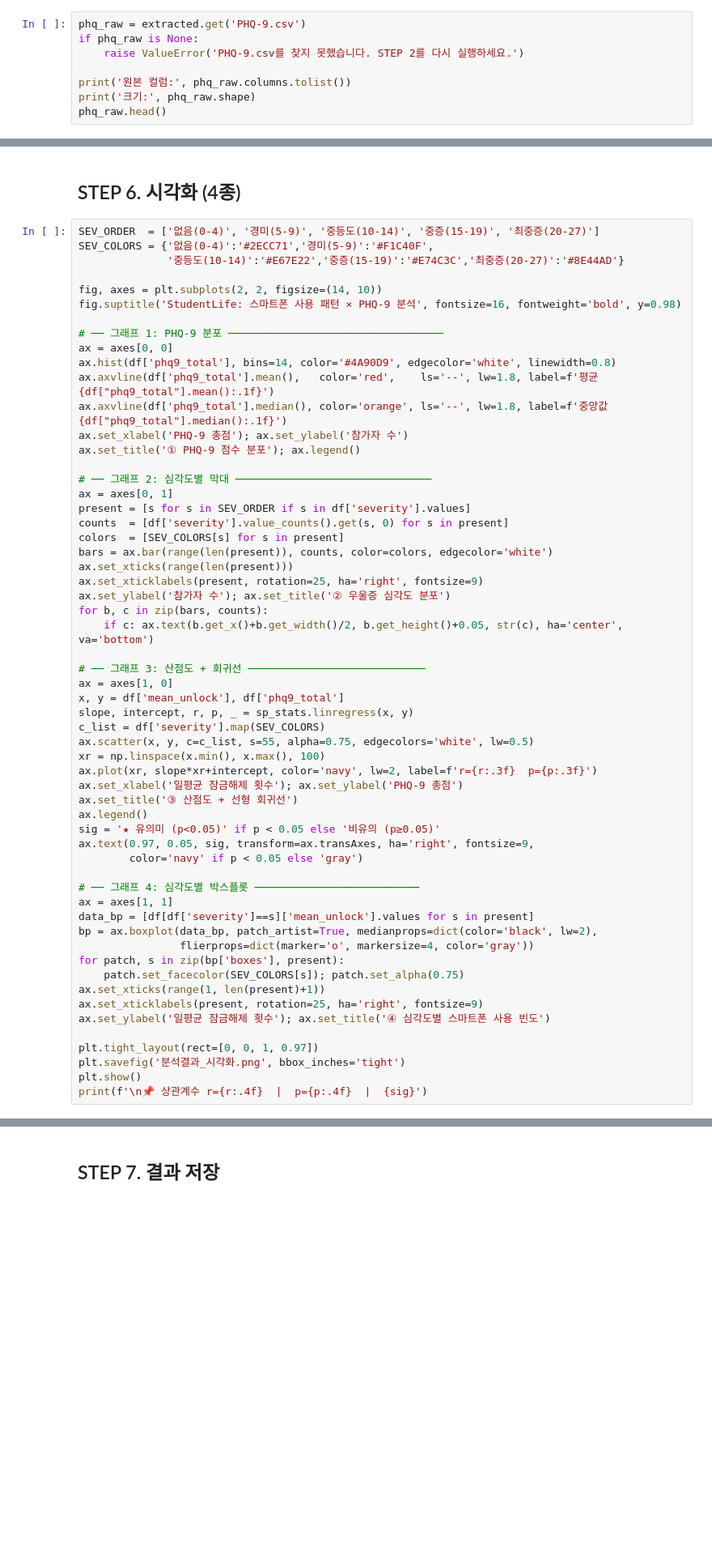
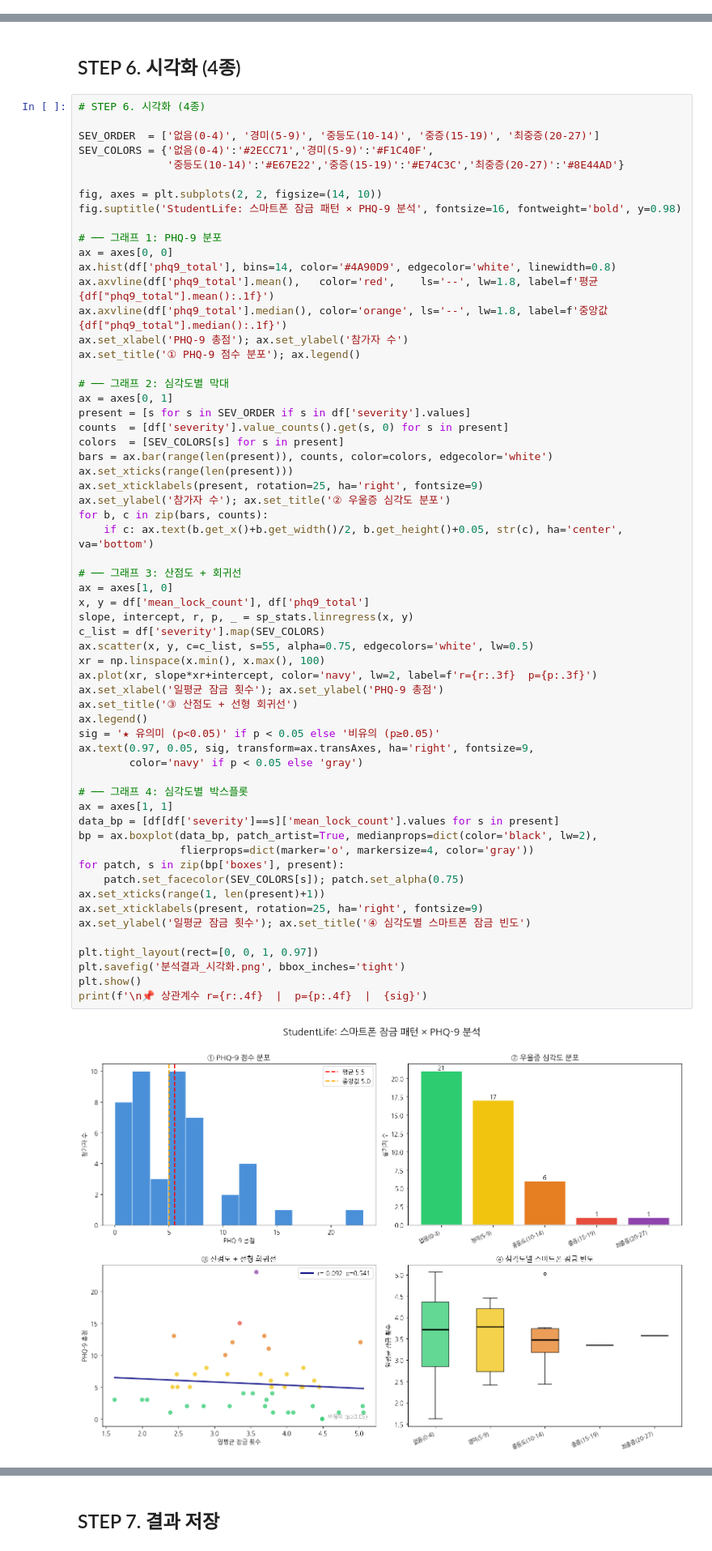
Before and after one commit to runmc3812/Healthcare_Informatics_Integration-2026-, a Jupyter notebook: 2조/StudentLife_분석_코랩.ipynb, the cells around one changed output, grey strips where cells are left out. Shown at 81% size. Cells and saved outputs as stored; diff of their text form; blank space fills up the shorter version.

```diff
--- a/2조/StudentLife_분석_코랩.ipynb
+++ b/2조/StudentLife_분석_코랩.ipynb
@@ -70,10 +114,2 @@ print(f'\n✅ 추출 완료 — 총 {len(extracted)}개 파일')
 # %% [markdown]
 ## STEP 3. PHQ-9 전처리
-# %%
-phq_raw = extracted.get('PHQ-9.csv')
-if phq_raw is None:
-    raise ValueError('PHQ-9.csv를 찾지 못했습니다. STEP 2를 다시 실행하세요.')
-
-print('원본 컬럼:', phq_raw.columns.tolist())
-print('크기:', phq_raw.shape)
-phq_raw.head()
@@ -185,14 +304,16 @@ for s, n in df['severity'].value_counts().items():
 # %% [markdown]
 ## STEP 6. 시각화 (4종)
 # %%
+# STEP 6. 시각화 (4종)
+
 SEV_ORDER  = ['없음(0-4)', '경미(5-9)', '중등도(10-14)', '중증(15-19)', '최중증(20-27)']
 SEV_COLORS = {'없음(0-4)':'#2ECC71','경미(5-9)':'#F1C40F',
               '중등도(10-14)':'#E67E22','중증(15-19)':'#E74C3C','최중증(20-27)':'#8E44AD'}
 
 fig, axes = plt.subplots(2, 2, figsize=(14, 10))
-fig.suptitle('StudentLife: 스마트폰 사용 패턴 × PHQ-9 분석', fontsize=16, fontweight='bold', y=0.98)
+fig.suptitle('StudentLife: 스마트폰 잠금 패턴 × PHQ-9 분석', fontsize=16, fontweight='bold', y=0.98)
 
-# ── 그래프 1: PHQ-9 분포 ──────────────────────────────────
+# ── 그래프 1: PHQ-9 분포
 ax = axes[0, 0]
 ax.hist(df['phq9_total'], bins=14, color='#4A90D9', edgecolor='white', linewidth=0.8)
 ax.axvline(df['phq9_total'].mean(),   color='red',    ls='--', lw=1.8, label=f'평균 {df["phq9_total"].mean():.1f}')
@@ -200,7 +321,7 @@ ax.axvline(df['phq9_total'].median(), color='orange', ls='--', lw=1.8, label=f'
 ax.set_xlabel('PHQ-9 총점'); ax.set_ylabel('참가자 수')
 ax.set_title('① PHQ-9 점수 분포'); ax.legend()
 
-# ── 그래프 2: 심각도별 막대 ───────────────────────────────
+# ── 그래프 2: 심각도별 막대
 ax = axes[0, 1]
 present = [s for s in SEV_ORDER if s in df['severity'].values]
 counts  = [df['severity'].value_counts().get(s, 0) for s in present]
@@ -209,36 +330,38 @@ bars = ax.bar(range(len(present)), counts, color=colors, edgecolor='white')
 ax.set_xticks(range(len(present)))
 ax.set_xticklabels(present, rotation=25, ha='right', fontsize=9)
 ax.set_ylabel('참가자 수'); ax.set_title('② 우울증 심각도 분포')
 for b, c in zip(bars, counts):
     if c: ax.text(b.get_x()+b.get_width()/2, b.get_height()+0.05, str(c), ha='center', va='bottom')
 
-# ── 그래프 3: 산점도 + 회귀선 ────────────────────────────
+# ── 그래프 3: 산점도 + 회귀선
 ax = axes[1, 0]
-x, y = df['mean_unlock'], df['phq9_total']
+x, y = df['mean_lock_count'], df['phq9_total']
 slope, intercept, r, p, _ = sp_stats.linregress(x, y)
 c_list = df['severity'].map(SEV_COLORS)
 ax.scatter(x, y, c=c_list, s=55, alpha=0.75, edgecolors='white', lw=0.5)
 xr = np.linspace(x.min(), x.max(), 100)
 ax.plot(xr, slope*xr+intercept, color='navy', lw=2, label=f'r={r:.3f}  p={p:.3f}')
-ax.set_xlabel('일평균 잠금해제 횟수'); ax.set_ylabel('PHQ-9 총점')
+ax.set_xlabel('일평균 잠금 횟수'); ax.set_ylabel('PHQ-9 총점')
 ax.set_title('③ 산점도 + 선형 회귀선')
 ax.legend()
 sig = '★ 유의미 (p<0.05)' if p < 0.05 else '비유의 (p≥0.05)'
 ax.text(0.97, 0.05, sig, transform=ax.transAxes, ha='right', fontsize=9,
         color='navy' if p < 0.05 else 'gray')
 
-# ── 그래프 4: 심각도별 박스플롯 ──────────────────────────
+# ── 그래프 4: 심각도별 박스플롯
 ax = axes[1, 1]
-data_bp = [df[df['severity']==s]['mean_unlock'].values for s in present]
+data_bp = [df[df['severity']==s]['mean_lock_count'].values for s in present]
 bp = ax.boxplot(data_bp, patch_artist=True, medianprops=dict(color='black', lw=2),
                 flierprops=dict(marker='o', markersize=4, color='gray'))
 for patch, s in zip(bp['boxes'], present):
     patch.set_facecolor(SEV_COLORS[s]); patch.set_alpha(0.75)
 ax.set_xticks(range(1, len(present)+1))
 ax.set_xticklabels(present, rotation=25, ha='right', fontsize=9)
-ax.set_ylabel('일평균 잠금해제 횟수'); ax.set_title('④ 심각도별 스마트폰 사용 빈도')
+ax.set_ylabel('일평균 잠금 횟수'); ax.set_title('④ 심각도별 스마트폰 잠금 빈도')
 
 plt.tight_layout(rect=[0, 0, 1, 0.97])
 plt.savefig('분석결과_시각화.png', bbox_inches='tight')
 plt.show()
 print(f'\n📌 상관계수 r={r:.4f}  |  p={p:.4f}  |  {sig}')
+# %% [output]
+[figure, added]
```
Also changed, not shown: parts of 17 cells of this notebook.
